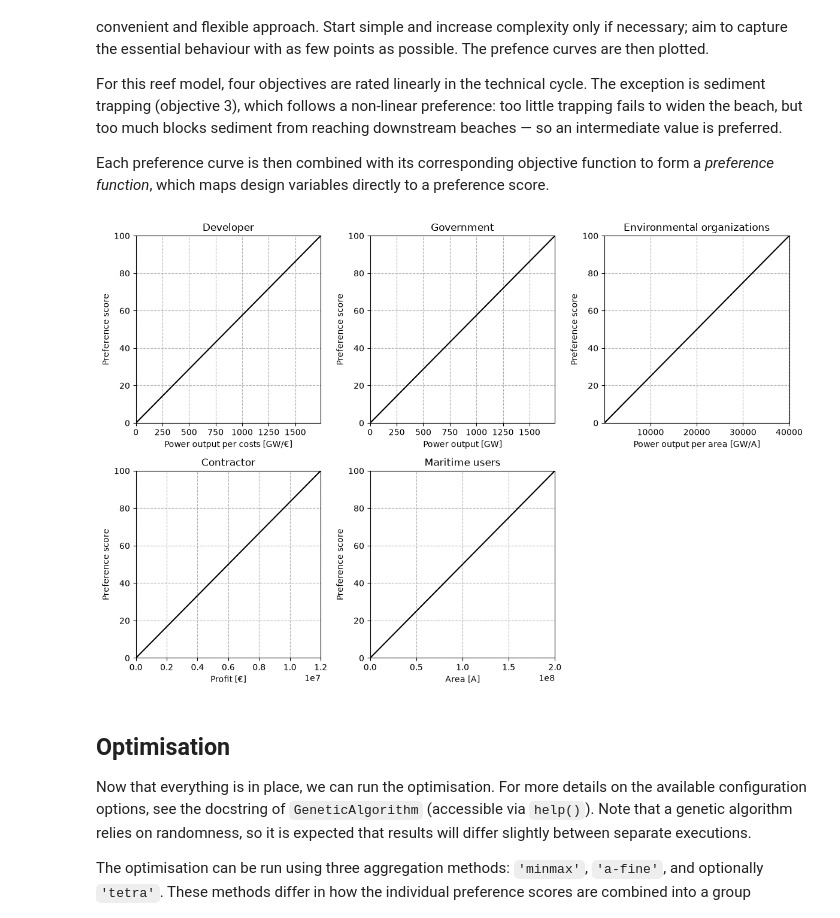
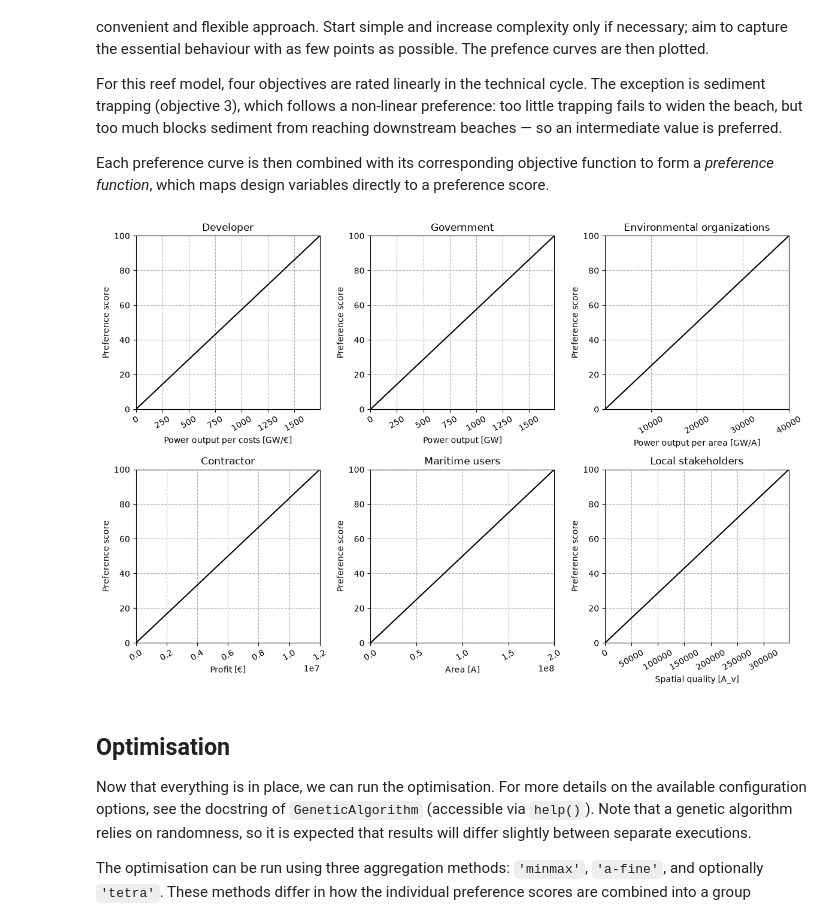
Before and after one commit to Jonathanvandeminkelis/Optimalisatie_FINAL, a Jupyter notebook: EXAMPLE_Artificial_Reef.ipynb, the cells around one changed output. Cells and saved outputs as stored; diff of their text form; code cells hidden in the pictures.

```diff
--- a/EXAMPLE_Artificial_Reef.ipynb
+++ b/EXAMPLE_Artificial_Reef.ipynb
@@ -55,16 +55,18 @@ design_variables = (
     ('x1', 'Distance to shore', 'km'),
     ('x2', 'Blade length', 'm'),
     ('x3', 'Number of windmils','pcs'),
+    ('x4', 'niks', 'niks')
 )
 
 # set bounds for all variables
 b1 = [23, 300]      # x1
 b2 = [0, 200]       # x2
 b3 = [0, 200]       # x3
+b4 = [0,0]
 
-bounds = [b1, b2, b3]
+bounds = [b1, b2, b3, b4]
 
-X_irl = [23, 55, 43]
+X_irl = [23, 55, 43, 0]
 plot_irl = True  # Can be true or False, depending on whether you want to plot the IRL point or not
 # %% [markdown]
 ## Constraints
@@ -127,27 +129,27 @@ This model optimises five objectives, each representing a different stakeholder
 Each objective is then expressed as a function of the design variables. Where needed, physical constants are introduced to make the units consistent — reasonable estimates are sufficient.
 # %%
 # Define objective functions
-def objective_function_1(x1, x2, x3):
+def objective_function_1(x1, x2, x3, x4):
     """Profit for the developer """
     return (x3 * x2) / x1
 
-def objective_function_2(x1, x2, x3):
+def objective_function_2(x1, x2, x3, x4):
     """Output sustainable energy for the government"""
     return (x3 * x2) / x1
 
-def objective_function_3(x1, x2, x3):
+def objective_function_3(x1, x2, x3, x4):
     """Output sustainable energy/area for the environmental organizations"""
     return (x2*x3) + x1 / (x2 * x3)
 
-def objective_function_4(x1, x2, x3):
+def objective_function_4(x1, x2, x3, x4):
     """Profit for the contractors"""
     return x1*x2*x3
 
-def objective_function_5(x1, x2, x3):
+def objective_function_5(x1, x2, x3, x4):
     """Space for maritime users"""
     return 25 * x3 * (x2**2)
 
-def objective_function_6(x1, x2, x3):
+def objective_function_6(x1, x2, x3, x4):
     """Visible quality for local stakeholders"""
     return (x3 * (x2**2)) / x1
 
@@ -266,66 +268,67 @@ for ax, (obj_vals, p_vals), (_, name, unit, stakeholder) in zip(axes.flat, zip(o
     ax.set_xlabel(f'{name} [{unit}]')
     ax.set_ylabel('Preference score')
     ax.grid(linestyle='--')
+    ax.tick_params(axis='x', labelrotation=30)
 
-axes.flat[-1].set_visible(False)  # hide empty 6th subplot
+
 fig.tight_layout()
 # plt.savefig('preference_curves.png')  # Uncomment this line to save the figure as a PNG file
 plt.show()
 
 
 # Defines preference functions that convert raw objective values to 0-100 preference scores
-def pref_func_1(x1, x2, x3):
-    cost = objective_function_1(x1, x2, x3)
+def pref_func_1(x1, x2, x3, x4):
+    cost = objective_function_1(x1, x2, x3, x4)
     return pchip_interpolate(prefs[0][0], prefs[0][1], cost)
 
-def pref_func_2(x1, x2, x3):
-    ride = objective_function_2(x1, x2, x3)
+def pref_func_2(x1, x2, x3, x4):
+    ride = objective_function_2(x1, x2, x3, x4)
     return pchip_interpolate(prefs[1][0], prefs[1][1], ride)
 
-def pref_func_3(x1, x2, x3):
-    sed = objective_function_3(x1, x2, x3)
+def pref_func_3(x1, x2, x3, x4):
+    sed = objective_function_3(x1, x2, x3, x4)
     return pchip_interpolate(prefs[2][0], prefs[2][1], sed)
 
-def pref_func_4(x1, x2, x3):
-    safe = objective_function_4(x1, x2, x3)
+def pref_func_4(x1, x2, x3, x4):
+    safe = objective_function_4(x1, x2, x3, x4)
     return pchip_interpolate(prefs[3][0], prefs[3][1], safe)
 
-def pref_func_5(x1, x2, x3):
-    econ = objective_function_5(x1, x2, x3)
+def pref_func_5(x1, x2, x3, x4):
+    econ = objective_function_5(x1, x2, x3, x4)
     return pchip_interpolate(prefs[4][0], prefs[4][1], econ)
 
-def pref_func_6(x1, x2, x3):
-    econ = objective_function_6(x1, x2, x3)
+def pref_func_6(x1, x2, x3, x4):
+    econ = objective_function_6(x1, x2, x3, x4)
     return pchip_interpolate(prefs[5][0], prefs[5][1], econ)
 
 pref_funcs = [pref_func_1, pref_func_2, pref_func_3, pref_func_4, pref_func_5, pref_func_6]  # list of preference functions for easier handling
 
 
 def objective(variables):
     """
     Objective function that is fed to the GA. Calles the separate preference functions that are declared above.
 
     :param variables: array with design variable values per member of the population. Can be split by using array
     slicing
     :return: 1D-array with aggregated preference scores for the members of the population.
     """
     x1 = variables[:, 0]
     x2 = variables[:, 1]
     x3 = variables[:, 2]
-
+    x4 = variables[:, 3]
 
 
     # calculate the preference scores
     p_1 = pref_func_1(x1, x2, x3, x4)
     p_2 = pref_func_2(x1, x2, x3, x4)
     p_3 = pref_func_3(x1, x2, x3, x4)
     p_4 = pref_func_4(x1, x2, x3, x4)
     p_5 = pref_func_5(x1, x2, x3, x4)
     p_6 = pref_func_6(x1, x2, x3, x4)
 
     return weights, [p_1, p_2, p_3, p_4, p_5, p_6]
 # %% [output]
-[figure, old version]
+[figure, new version]
 # %% [markdown]
 ## Optimisation
 
```
Also changed, not shown: parts of 1 cell of this notebook, 2 other files.
